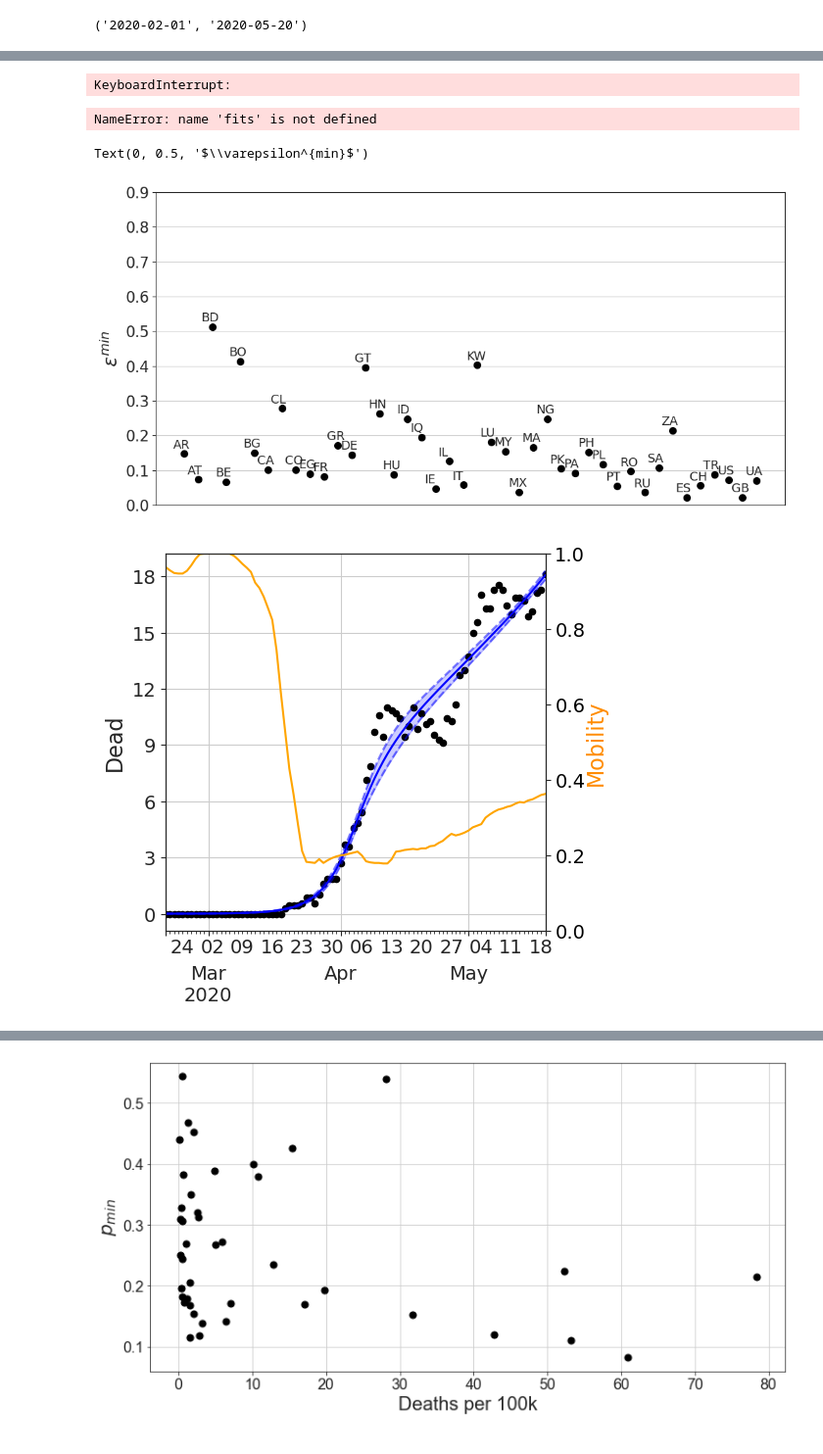
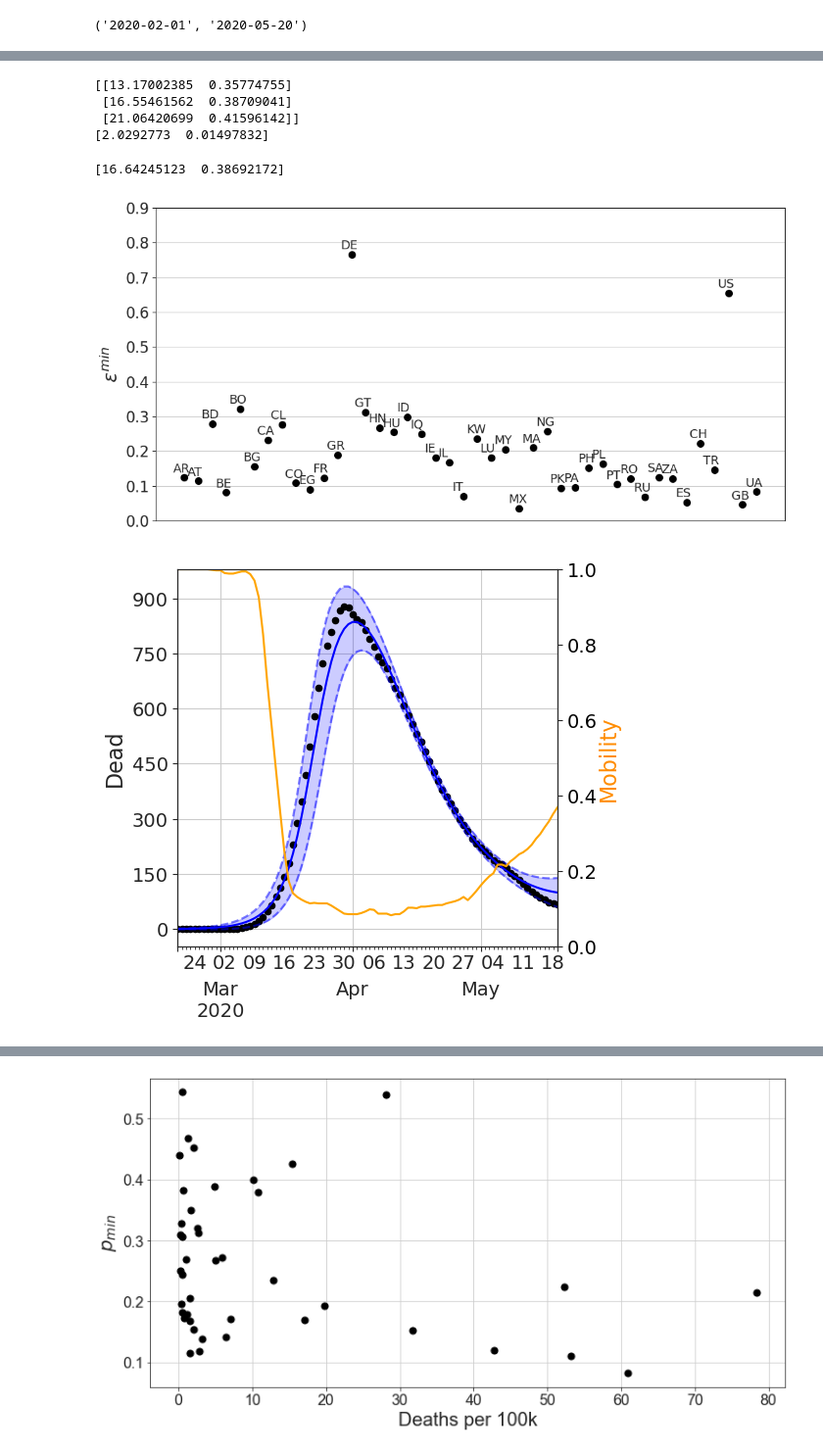
Before and after one commit to PabloValgaRuiz/frontiers23, a Jupyter notebook: notebooks/general_plots.ipynb, the cells around one changed output, grey strips where cells are left out. Shown at 98% size. Saved outputs shown, nothing was run; the diff lists cells and outputs as text; code cells hidden in the pictures.

Commit message:
Plots for new model

```diff
--- a/notebooks/general_plots.ipynb
+++ b/notebooks/general_plots.ipynb
@@ -7,7 +7,7 @@ import seaborn as sns
 from scipy.optimize import curve_fit
 import scipy.stats as sp
 # %%
-Country_code = 'UA'
+Country_code = 'ES'
 data_path = '../data/'
 path = "../AlgorithmABC/out/new_model/"
 
@@ -173,7 +173,7 @@ for i,Country_code in enumerate(country_list):
     else:
         color = colormap((mobility['mobility'].min() - mobility_min) / (mobility_max - mobility_min))
 
-    if (mobility['mobility'].min() < 1000 * 0.3):
+    if (mobility['mobility'].min() < 10 * 0.3):
         alpha = 1
         #save the values for the regression
         country_values.loc[Country_code] = {'max_dead':sum_dead, 'badness':badness, 'median':values[variable].iloc[:n_values].median(), 'PIBPC':inds[0], 'deathspc':deaths_per_capita}
@@ -222,6 +222,6 @@ cbar.set_label(r'$p_{min}$', fontsize=20, labelpad=-10)
 ax.grid()
 
 
-# fig.savefig('figures/permeability_0,4.pdf', dpi=300, bbox_inches='tight')
+#fig.savefig('figures/permeability_0,3.pdf', dpi=300, bbox_inches='tight')
 sp.spearmanr(country_values['PIBPC'], country_values['median'])
 # %% [output]
@@ -254,17 +254,22 @@ for x in GDP_linear:
     regression_median[x] = np.median([potential_function(x,fits[i,0],fits[i,1]) for i in range(len(fits))])
     regression_975[x] = np.quantile([potential_function(x,fits[i,0],fits[i,1]) for i in range(len(fits))], [0.975])
     regression_025[x] = np.quantile([potential_function(x,fits[i,0],fits[i,1]) for i in range(len(fits))], [0.025])
-# %% [output]
-KeyboardInterrupt:
 # %%
-np.quantile(fits, axis=0, q=[0.025, 0.5, 0.975])
-np.std(fits, axis=0)
+print(np.quantile(fits, axis=0, q=[0.025, 0.5, 0.975]))
+print(np.std(fits, axis=0))
 
 #for pmin = 0.4
 #141.07691512,   0.70026015
 # [5.62239006e+01, 4.87544945e-02]
 # %% [output]
-NameError: name 'fits' is not defined
+[[13.17002385  0.35774755]
+ [16.55461562  0.38709041]
+ [21.06420699  0.41596142]]
+[2.0292773  0.01497832]
+# %%
+print(np.mean(fits, axis=0))
+# %% [output]
+[16.64245123  0.38692172]
 # %%
 GDPpC = pd.read_csv(data_path + 'GDPPerCapita.csv', index_col='Country_code')
 
@@ -306,12 +311,11 @@ ax.set_ylabel(r'$\varepsilon^{min}$', fontsize=20)
 
 #fig.savefig('figures/error.pdf', dpi=300, bbox_inches='tight')
 # %% [output]
-Text(0, 0.5, '$\\varepsilon^{min}$')
-[figure, old version]
+[figure, new version]
 # %%
 sns.set_style("ticks")
 
-Country_code = 'CO'
+Country_code = 'ES'
 
 dead_obs = pd.read_csv(f'{data_path}dead/dead_{Country_code}.txt', sep='\t', header=None, names=['date', 'dead'])
 mobility = pd.read_csv(f'{data_path}mobility/mobility_{Country_code}.txt', sep='\t', header=None, names=['date', 'mobility'])
@@ -345,34 +349,34 @@ dates1 = pd.date_range('2020-02-20', periods=ndays-max_delay, freq='D')
 
 D_avg.index=dates1
 D_std.index=dates1
 D_avg.plot(ax=ax, c='blue')
 (D_avg+D_std).plot(ax=ax, c='blue', linestyle='--', alpha=0.5)
 (D_avg-D_std).plot(ax=ax, c='blue', linestyle='--', alpha=0.5)
 ax.fill_between(dates1, (D_avg + D_std).astype(float).values, (D_avg - D_std).astype(float).values, color='blue', alpha=0.2)
 
 ax.scatter(dates1,dead_obs.iloc[max_delay:]['dead'], c='black', s=20)
 
 dates2 = pd.date_range('2020-02-01', periods=ndays, freq='D')
 ax2.plot(dates2, mobility['mobility'].values, c='orange')
 ax2.set_ylim(0,1)
 
 ax.tick_params(labelsize=14)
 ax.tick_params(axis='x', which='minor', labelsize=14)
 ax.tick_params(axis='x', which='major', labelsize=14, pad=-10)
 ax.tick_params(axis='y',labelsize=14)
 #make yaxis integer numbers
 ax.yaxis.set_major_locator(mpl.ticker.MaxNLocator(integer=True))
 
 ax2.tick_params(axis='y',labelsize=14, labelcolor='k')
 
 ax.set_ylabel('Dead', fontsize=16)
 ax2.set_ylabel('Mobility', fontsize=16, color='darkorange', labelpad=0)
 
 
 ax.grid()
 #fig.savefig('figures/fits/' + Country_code + '.png', dpi=300, bbox_inches='tight')
 # %% [output]
-[figure, old version]
+[figure, new version]
 # %%
 GDPpC = pd.read_csv(data_path + 'GDPPerCapita.csv', index_col='Country_code')
 labels = ['a)','b)','c)','d)','e)']
```
Also changed, not shown: parts of 6 cells of this notebook, 13 other files.
